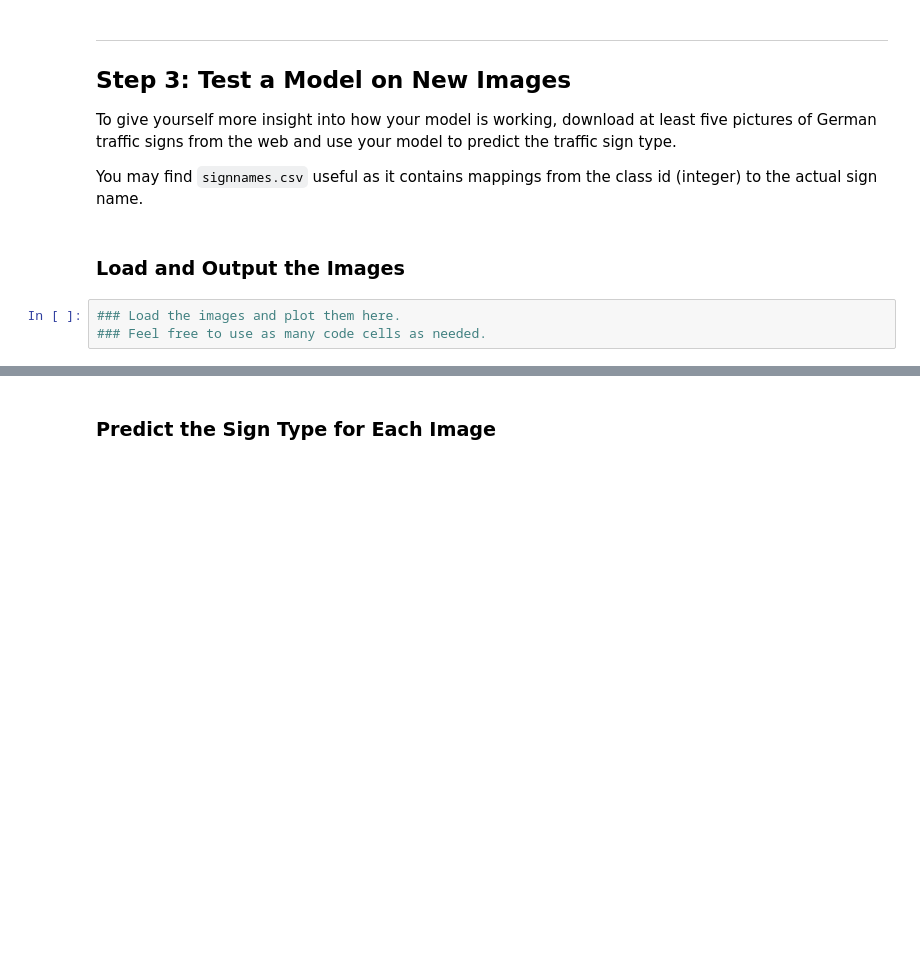
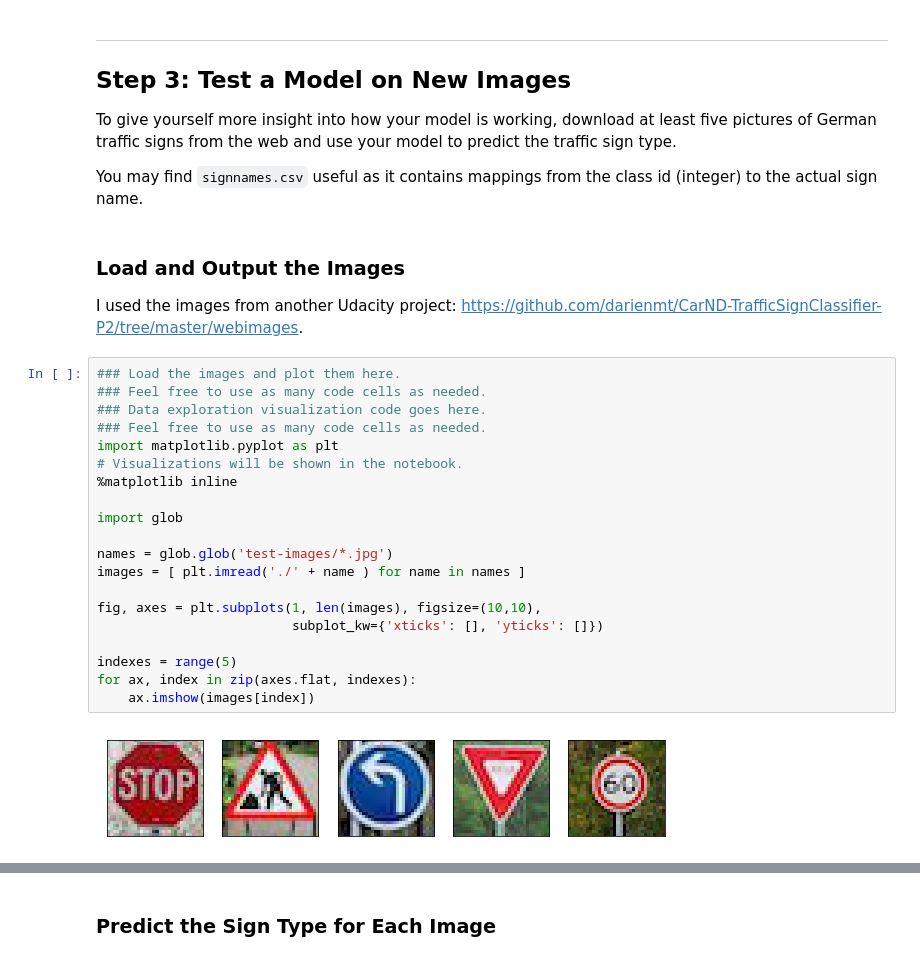
Before and after one commit to ananevans/CarND-Traffic-Sign-Classifier-Project, a Jupyter notebook: Traffic_Sign_Classifier.ipynb, the cells around one changed output, grey strips where cells are left out. Cells and saved outputs as stored; diff of their text form; blank space fills up the shorter version.

```diff
--- a/Traffic_Sign_Classifier.ipynb
+++ b/Traffic_Sign_Classifier.ipynb
@@ -428,8 +570,28 @@ KeyboardInterrupt:
 To give yourself more insight into how your model is working, download at least five pictures of German traffic signs from the web and use your model to predict the traffic sign type.
 
 You may find `signnames.csv` useful as it contains mappings from the class id (integer) to the actual sign name.
-# %% [markdown]
-### Load and Output the Images
-# %%
-### Load the images and plot them here.
-### Feel free to use as many code cells as needed.
+# %% [markdown]
+### Load and Output the Images
+I used the images from another Udacity project: https://github.com/darienmt/CarND-TrafficSignClassifier-P2/tree/master/webimages.
+# %%
+### Load the images and plot them here.
+### Feel free to use as many code cells as needed.
+### Data exploration visualization code goes here.
+### Feel free to use as many code cells as needed.
+import matplotlib.pyplot as plt
+# Visualizations will be shown in the notebook.
+%matplotlib inline
+
+import glob
+
+names = glob.glob('test-images/*.jpg')
+images = [ plt.imread('./' + name ) for name in names ]
+
+fig, axes = plt.subplots(1, len(images), figsize=(10,10),
+                         subplot_kw={'xticks': [], 'yticks': []})
+
+indexes = range(5)
+for ax, index in zip(axes.flat, indexes):
+    ax.imshow(images[index])
+# %% [output]
+[figure, added]
```
Also changed, not shown: parts of 28 cells of this notebook, 2 other files.
